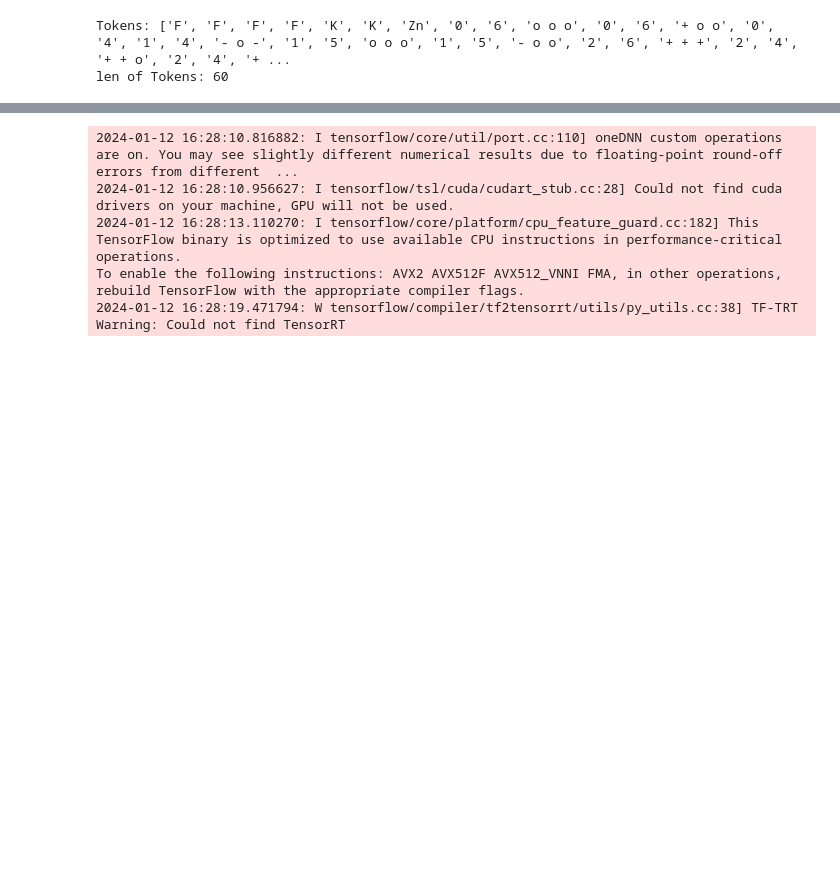
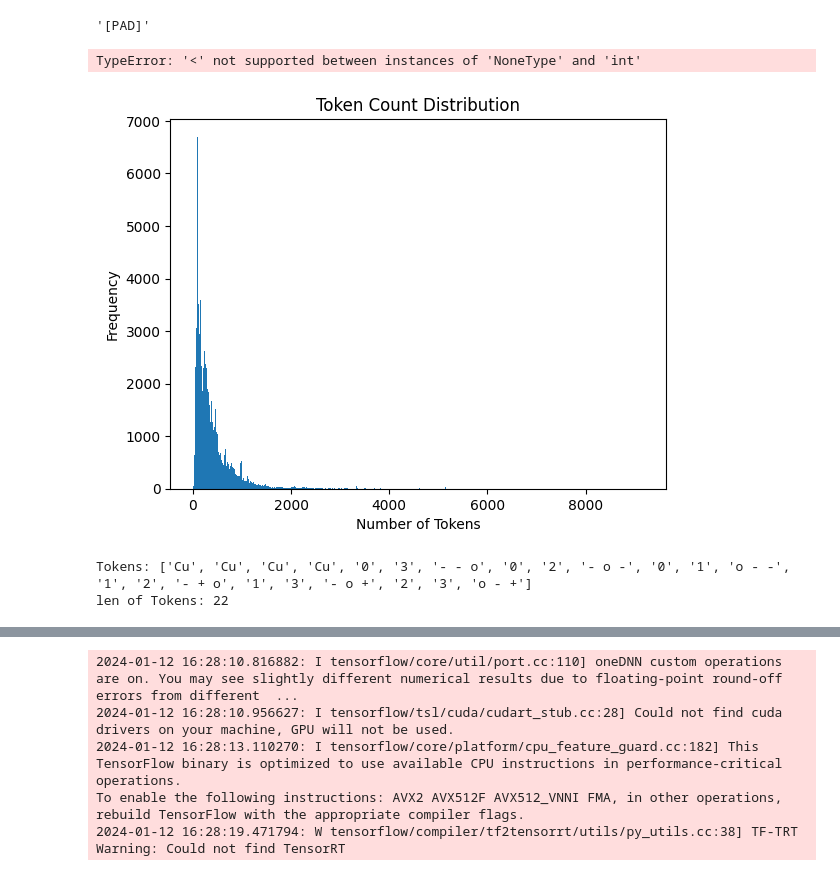
Before and after one commit to lamalab-org/MatText, a Jupyter notebook: notebooks/dev_tokenizer.ipynb, the cells around one changed output, grey strips where cells are left out. Saved outputs shown, nothing was run; the diff lists cells and outputs as text; code cells hidden in the pictures; blank space fills up the shorter version.

```diff
--- a/notebooks/dev_tokenizer.ipynb
+++ b/notebooks/dev_tokenizer.ipynb
@@ -8,3 +24,59 @@ SLICE_TOKENIZER_PATH = "/home/so87pot/n0w0f/regression-transformer/slice-assets/
+# %%
+tokenizer.pad_token
+# %% [output]
+'[PAD]'
+# %%
+# def _tokenize_pad_and_truncate(texts):
+#     """Tokenizes, pads, and truncates input texts."""
+#     return tokenizer(texts["slices"], truncation=True, padding="max_length", max_length=128)
+
+# tokenized_train_datasets = train_dataset.map(_tokenize_pad_and_truncate, batched=True)
+
+def _tokenize_pad_and_truncate(texts):
+    """Tokenizes, pads, and truncates input texts."""
+    print(texts["slices"])
+    return tokenizer(texts["slices"], truncation=True, padding="max_length", max_length=128)
+# %% [output]
+TypeError: '<' not supported between instances of 'NoneType' and 'int'
+# %%
+from tqdm import tqdm
+import matplotlib.pyplot as plt
+
+def tokenize_save_and_plot(tokenizer, csv_path, txt_path, plot_path):
+    tokenizer = tokenizer
+    token_counts = []
+    with open(csv_path, "rt") as fp, open(txt_path, "w") as out_fp:
+        for line in tqdm(fp):
+            line = line.strip()
+            tokens = tokenizer.tokenize(text=line)
+            out_fp.write(line + '\n')  # write original line to file
+            out_fp.write(','.join(tokens) + '\n')  # write tokens to file
+            out_fp.write(f"length:{len(tokens)}\n")  # write number of tokens to file
+            out_fp.write("--------------\n")  # write separator to file
+            token_counts.append(len(tokens))
+
+    plt.hist(token_counts, bins='auto')
+    plt.title('Token Count Distribution')
+    plt.xlabel('Number of Tokens')
+    plt.ylabel('Frequency')
+    plt.savefig(plot_path)  # save the plot to a file
+    plt.show()
+
+    # Save distribution details to the file
+    with open(txt_path, "a") as out_fp:
+        out_fp.write("\nToken Count Distribution:\n")
+        out_fp.write(f"Min: {min(token_counts)}\n")
+        out_fp.write(f"Max: {max(token_counts)}\n")
+        out_fp.write(f"Average: {sum(token_counts) / len(token_counts)}\n")
+# %%
+csv_path = "/home/so87pot/n0w0f/structllm/data/mb_1/csv/train_matbench_mp_gap_0.csv"
+
+file_name = "ft_mp_gap_atom_tokenizer"
+txt_path = f"/home/so87pot/n0w0f/structllm/results/atom_tokenizer_counts/{file_name}_tokens.txt"
+plot_path = f"/home/so87pot/n0w0f/structllm/results/atom_tokenizer_counts/{file_name}_tokens.png"
+tokenize_save_and_plot(tokenizer, csv_path, txt_path, plot_path)
+# %% [output]
+[figure, added]
 # %%
 
 class SliceTokenizer:
@@ -27,10 +99,10 @@ from structllm.tokenizer.slice_tokenizer import AtomVocabTokenizer
 vocab_file_path = '/home/so87pot/n0w0f/structllm/notebooks/extended_periodic_table_vocab.txt'
 tokenizer = AtomVocabTokenizer(vocab_file_path)
 
-input_string = "F F F F K K Zn 0 6 o o o 0 6 + o o 0 4 - 1 4 - o - 1 5 o o o 1 5 - o o 2 6 + + + 2 4 + + o 2 4 + o o 2 4 o + o 2 4 o o o 2 5 o o o 3 6 o o o 3 4 o o o 3 5 o o o 3 5 o - o 3 5 - o o 3 5 - - o "
+input_string = "Cu Cu Cu Cu 0 3 - - o 0 2 - o - 0 1 o - - 1 2 - + o 1 3 - o + 2 3 o - + "
 tokens = tokenizer.tokenize(input_string)
 print("Tokens:", tokens)
 print("len of Tokens:", len(tokens))
 # %% [output]
-Tokens: ['F', 'F', 'F', 'F', 'K', 'K', 'Zn', '0', '6', 'o o o', '0', '6', '+ o o', '0', '4', '1', '4', '- o -', '1', '5', 'o o o', '1', '5', '- o o', '2', '6', '+ + +', '2', '4', '+ + o', '2', '4', '+ ...
-len of Tokens: 60
+Tokens: ['Cu', 'Cu', 'Cu', 'Cu', '0', '3', '- - o', '0', '2', '- o -', '0', '1', 'o - -', '1', '2', '- + o', '1', '3', '- o +', '2', '3', 'o - +']
+len of Tokens: 22
```
Also changed, not shown: parts of 20 cells of this notebook, 4 other files.
